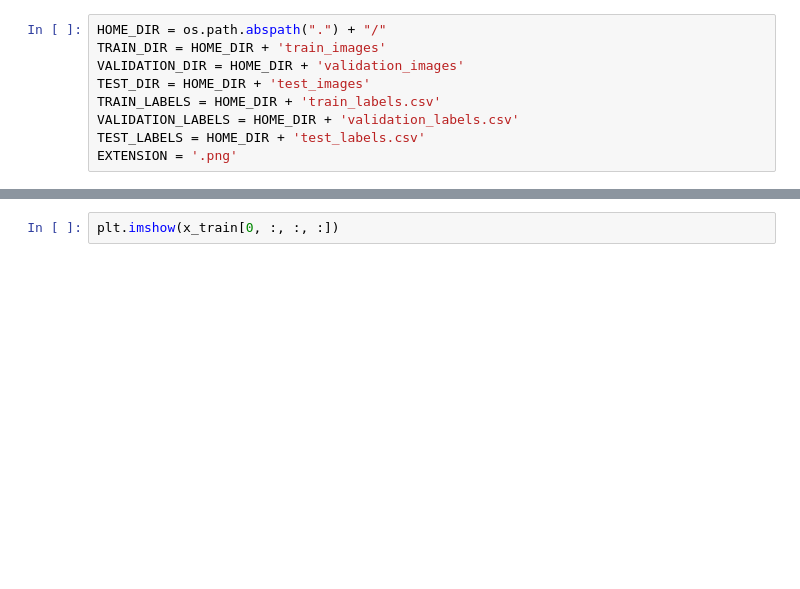
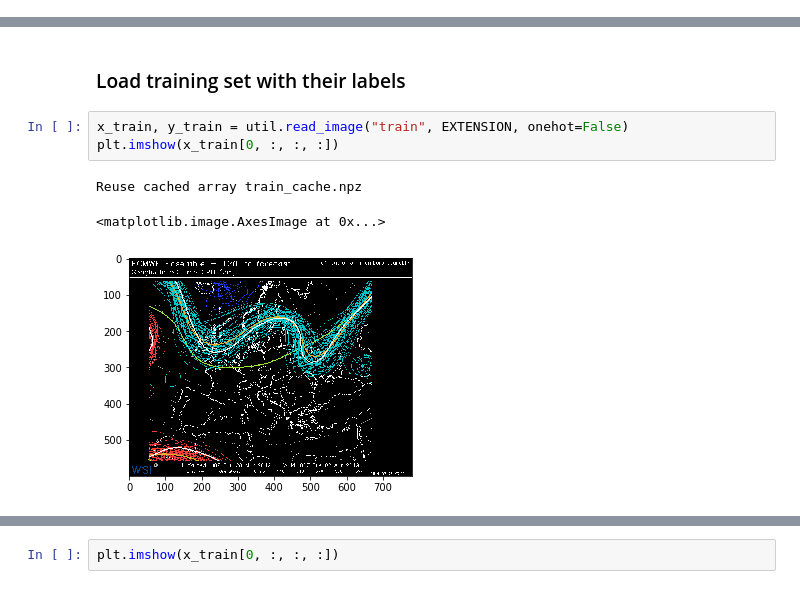
Before and after one commit to omnipotent-miao/ml-tutorial, a Jupyter notebook: Simple.ipynb, the cells around one changed output, grey strips where cells are left out. Drawn from its saved outputs; the diff is of its cells as text; blank space fills up the shorter version.

```diff
--- a/Simple.ipynb
+++ b/Simple.ipynb
@@ -12,9 +40,0 @@ from sklearn.neural_network import MLPClassifier
-# %%
-HOME_DIR = os.path.abspath(".") + "/"
-TRAIN_DIR = HOME_DIR + 'train_images'
-VALIDATION_DIR = HOME_DIR + 'validation_images'
-TEST_DIR = HOME_DIR + 'test_images'
-TRAIN_LABELS = HOME_DIR + 'train_labels.csv'
-VALIDATION_LABELS = HOME_DIR + 'validation_labels.csv'
-TEST_LABELS = HOME_DIR + 'test_labels.csv'
-EXTENSION = '.png'
@@ -34,0 +64,9 @@ Number of training labels equals number of training images: True
+# %% [markdown]
+### Load training set with their labels
+# %%
+x_train, y_train = util.read_image("train", EXTENSION, onehot=False)
+plt.imshow(x_train[0, :, :, :])
+# %% [output]
+Reuse cached array train_cache.npz
+<matplotlib.image.AxesImage at 0x...>
+[figure, added]
```
Also changed, not shown: parts of 41 cells of this notebook, 4 other files.
